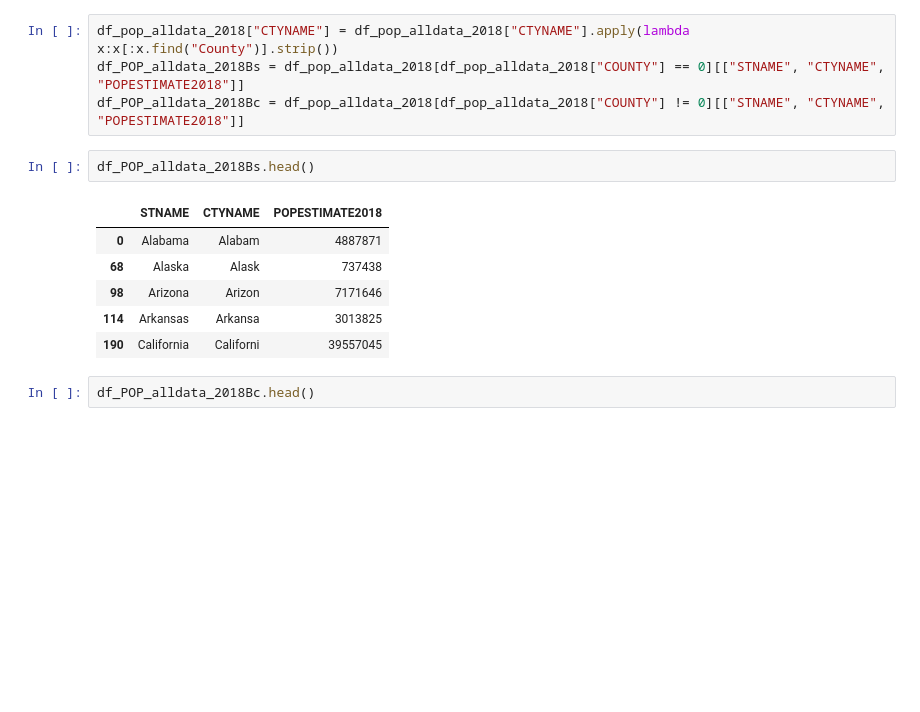
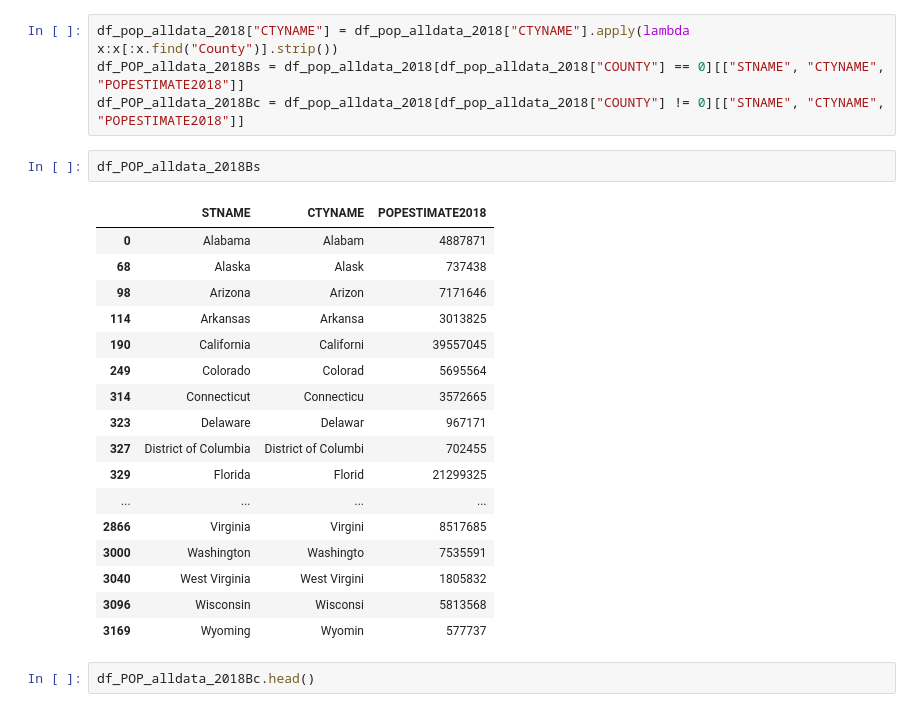
Before and after one commit to dev-hyang/data_analysis_medicaid, a Jupyter notebook: health_insurance_data_analysis.ipynb, the cells around one changed output. Cells and saved outputs as stored; diff of their text form; blank space fills up the shorter version.

```diff
--- a/health_insurance_data_analysis.ipynb
+++ b/health_insurance_data_analysis.ipynb
@@ -140,14 +140,25 @@ df_pop_alldata_2018["CTYNAME"] = df_pop_alldata_2018["CTYNAME"].apply(lambda x:x
 df_POP_alldata_2018Bs = df_pop_alldata_2018[df_pop_alldata_2018["COUNTY"] == 0][["STNAME", "CTYNAME", "POPESTIMATE2018"]]
 df_POP_alldata_2018Bc = df_pop_alldata_2018[df_pop_alldata_2018["COUNTY"] != 0][["STNAME", "CTYNAME", "POPESTIMATE2018"]]
 # %%
-df_POP_alldata_2018Bs.head()
+df_POP_alldata_2018Bs
 # %% [output]
 |  | STNAME | CTYNAME | POPESTIMATE2018 |
 | 0 | Alabama | Alabam | 4887871 |
 | 68 | Alaska | Alask | 737438 |
 | 98 | Arizona | Arizon | 7171646 |
 | 114 | Arkansas | Arkansa | 3013825 |
 | 190 | California | Californi | 39557045 |
+| 249 | Colorado | Colorad | 5695564 |
+| 314 | Connecticut | Connecticu | 3572665 |
+| 323 | Delaware | Delawar | 967171 |
+| 327 | District of Columbia | District of Columbi | 702455 |
+| 329 | Florida | Florid | 21299325 |
+| ... | ... | ... | ... |
+| 2866 | Virginia | Virgini | 8517685 |
+| 3000 | Washington | Washingto | 7535591 |
+| 3040 | West Virginia | West Virgini | 1805832 |
+| 3096 | Wisconsin | Wisconsi | 5813568 |
+| 3169 | Wyoming | Wyomin | 577737 |
 # %%
 df_POP_alldata_2018Bc.head()
 # %% [output]
```
Also changed, not shown: parts of 6 cells of this notebook, 2 other files.
